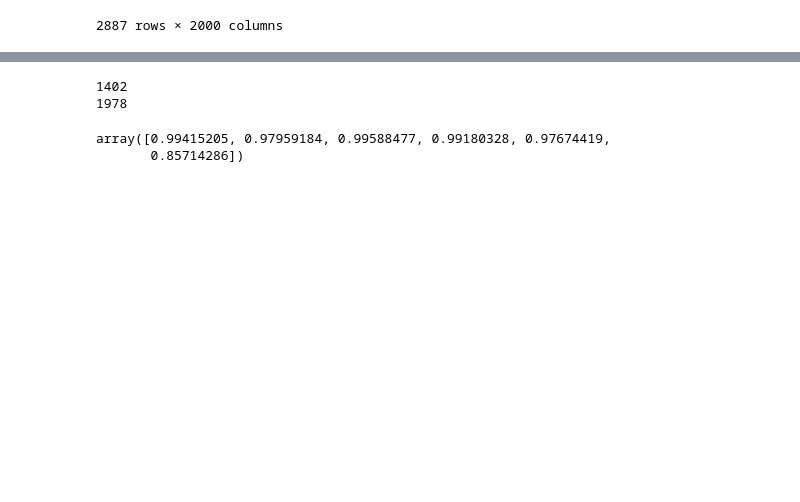
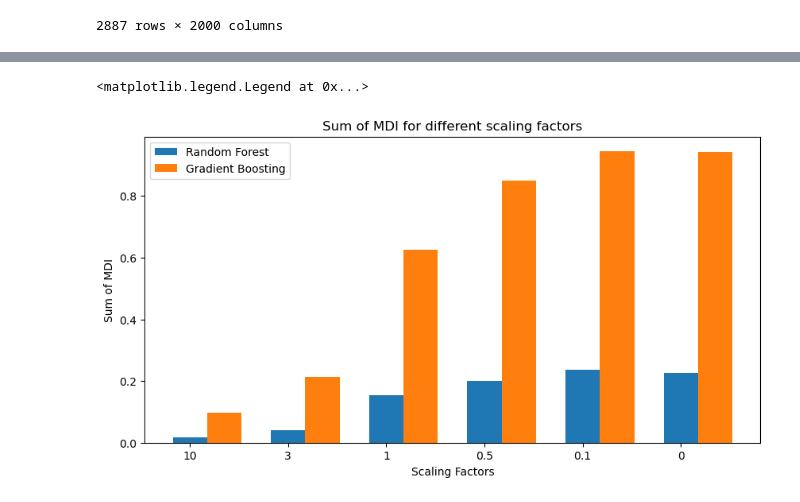
Before and after one commit to rikardradovac/Statistical-learning-for-big-data, a Jupyter notebook: AS2/project2_part1.ipynb, the cells around one changed output, grey strips where cells are left out. Drawn from its saved outputs; the diff is of its cells as text; code cells hidden in the pictures; blank space fills up the shorter version.

```diff
--- a/AS2/project2_part1.ipynb
+++ b/AS2/project2_part1.ipynb
@@ -152,12 +170,40 @@ plt.show()
-# %%
-print(sum(random_forest.feature_importances_ == 0.0))
-print(sum(gradient_boosting.feature_importances_ == 0.0))
-# %% [output]
-1402
-1978
-# %%
-from sklearn.metrics import f1_score
-f1_score(y_test, random_forest.predict(X_test), average=None)
-# %% [output]
-array([0.99415205, 0.97959184, 0.99588477, 0.99180328, 0.97674419,
-       0.85714286])
+# %%
+# ÄR SAMMA NUMBER OF FEATURES VIKTIGA?
+
+bar_width = 0.35
+
+bars_forest = []
+bars_boosting = []
+
+for noise in scaling_factors:
+    forest_importances = pd.Series(feature_importances_forest[noise])
+    boost_importances = pd.Series(feature_importances_boosting[noise])
+
+    # sort importances and stds in descending order
+    forest_importances = forest_importances.sort_values(ascending=False).head(15)
+    boost_importances = boost_importances.sort_values(ascending=False).head(15)
+
+    sum_mdi_boosting = boost_importances.sum()
+    sum_mdi_forest = forest_importances.sum()
+
+    bars_boosting.append(sum_mdi_boosting)
+    bars_forest.append(sum_mdi_forest)
+
+fig, ax = plt.subplots(figsize=(10, 5))
+bar1 = ax.bar(np.arange(len(scaling_factors)), bars_forest, bar_width, label='Random Forest')
+bar2 = ax.bar(np.arange(len(scaling_factors)) + bar_width, bars_boosting, bar_width, label='Gradient Boosting')
+
+ax.set_xticks(np.arange(len(scaling_factors)))
+ax.set_xticklabels(scaling_factors)
+ax.set_xlabel('Scaling Factors')
+ax.set_ylabel('Sum of MDI')
+ax.set_title('Sum of MDI for different scaling factors')
+ax.legend()
+
+
+
+
+# SVAR NEJ,
+# %% [output]
+<matplotlib.legend.Legend at 0x...>
+[figure, added]
```
Also changed, not shown: parts of 10 cells of this notebook, 2 other files.
